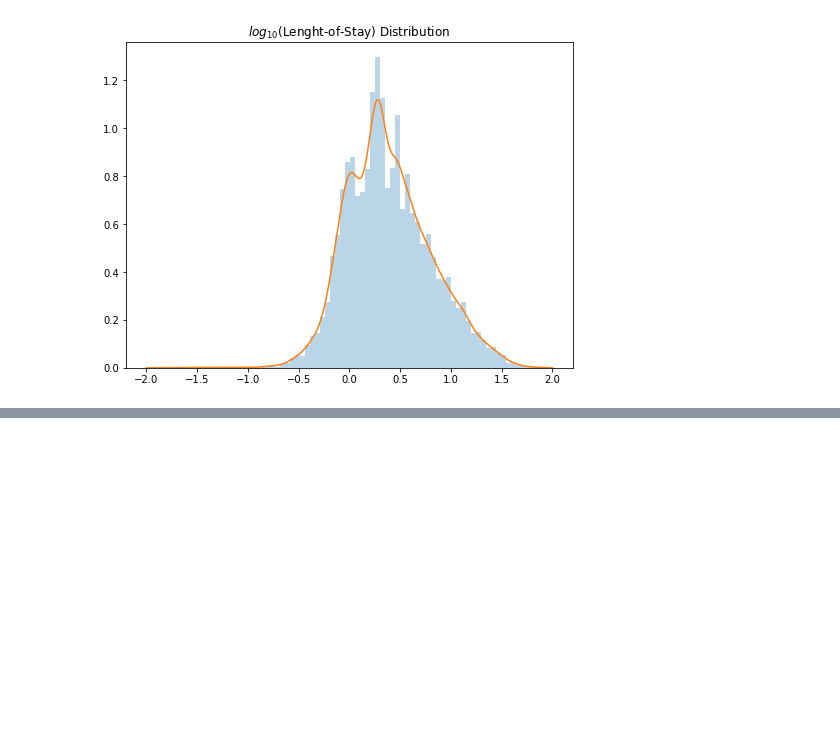
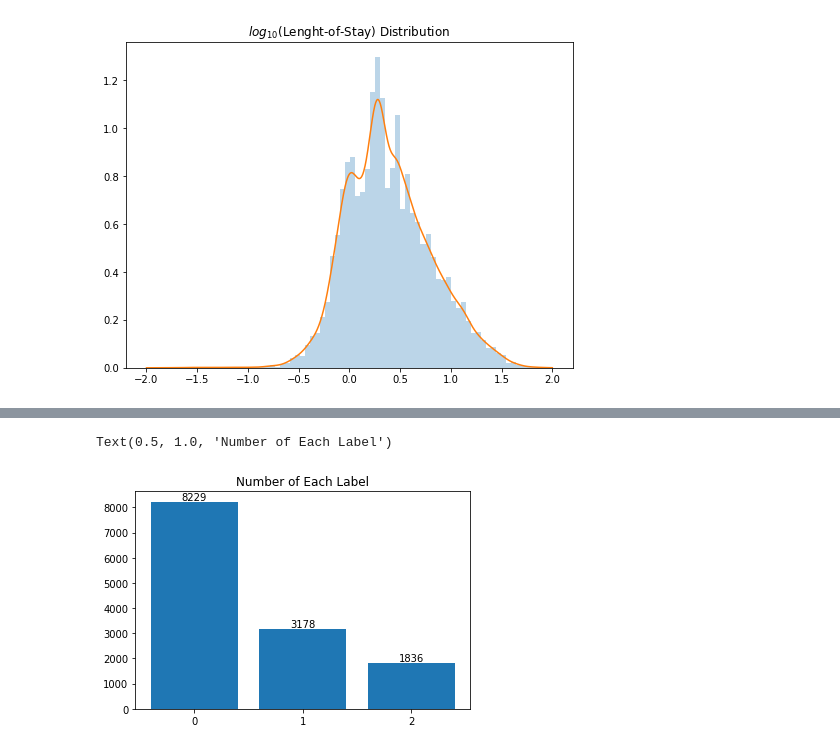
Before and after one commit to Kukaheadla/COMP90089_group_project, a Jupyter notebook: visualizations/exploratory_data_analysis.ipynb, the cells around one changed output, grey strips where cells are left out. Saved outputs shown, nothing was run; the diff lists cells and outputs as text; code cells hidden in the pictures; blank space fills up the shorter version.

```diff
--- a/visualizations/exploratory_data_analysis.ipynb
+++ b/visualizations/exploratory_data_analysis.ipynb
@@ -83,0 +84,7 @@ plt.show()
+# %%
+labelled_df = pd.read_csv('../data/hyperglycemic_patients_w_bin_categories.csv', index_col=0)
+
+#Print shape and data preview
+print("Dataframe shape:   ", labelled_df.shape)
+print("Dataframe Features:", labelled_df.columns)
+labelled_df.head()
@@ -83,0 +129,13 @@ plt.show()
+# %%
+fig, axs = plt.subplots()
+x = ["0","1","2"]
+y = labelled_df["label"].value_counts().values
+def addlabels(x,y):
+    for i in range(len(x)):
+        plt.text(i, y[i]+50, y[i], ha = 'center')
+axs.bar(x, y)
+addlabels(x, y)
+axs.set_title("Number of Each Label")
+# %% [output]
+Text(0.5, 1.0, 'Number of Each Label')
+[figure, added]
```
Also changed, not shown: parts of 16 cells of this notebook, 5 other files.
